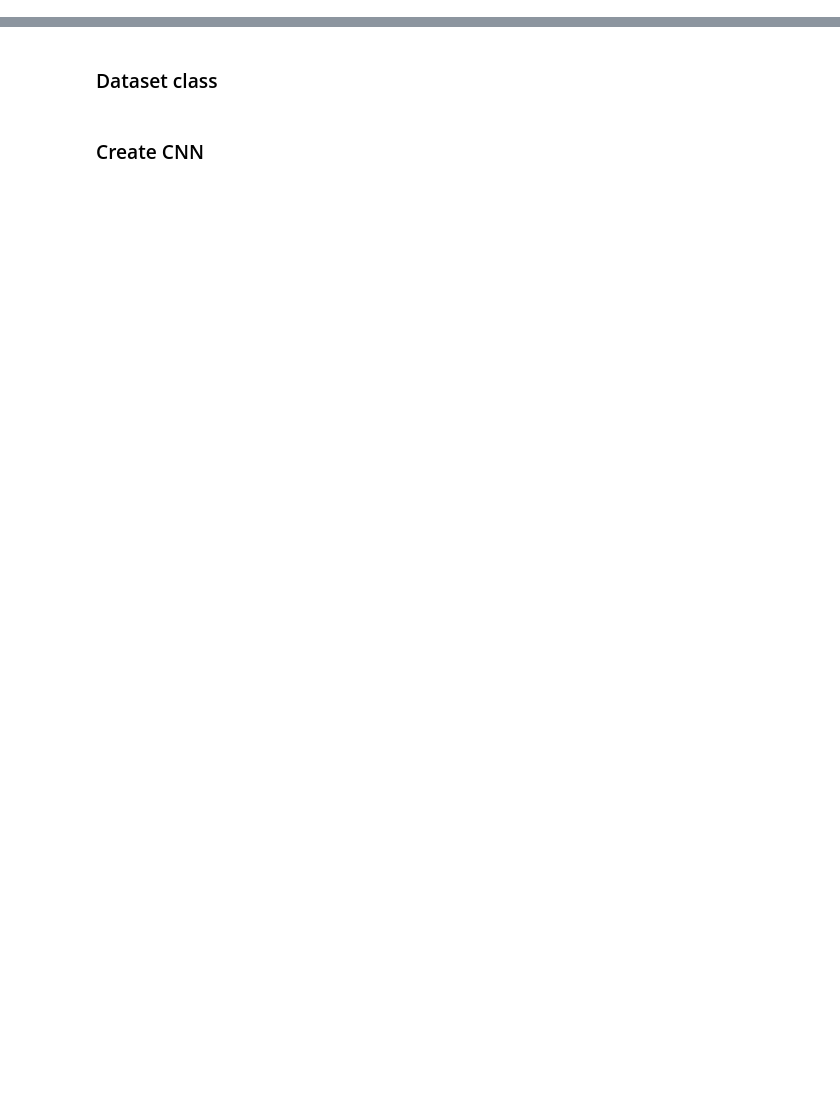
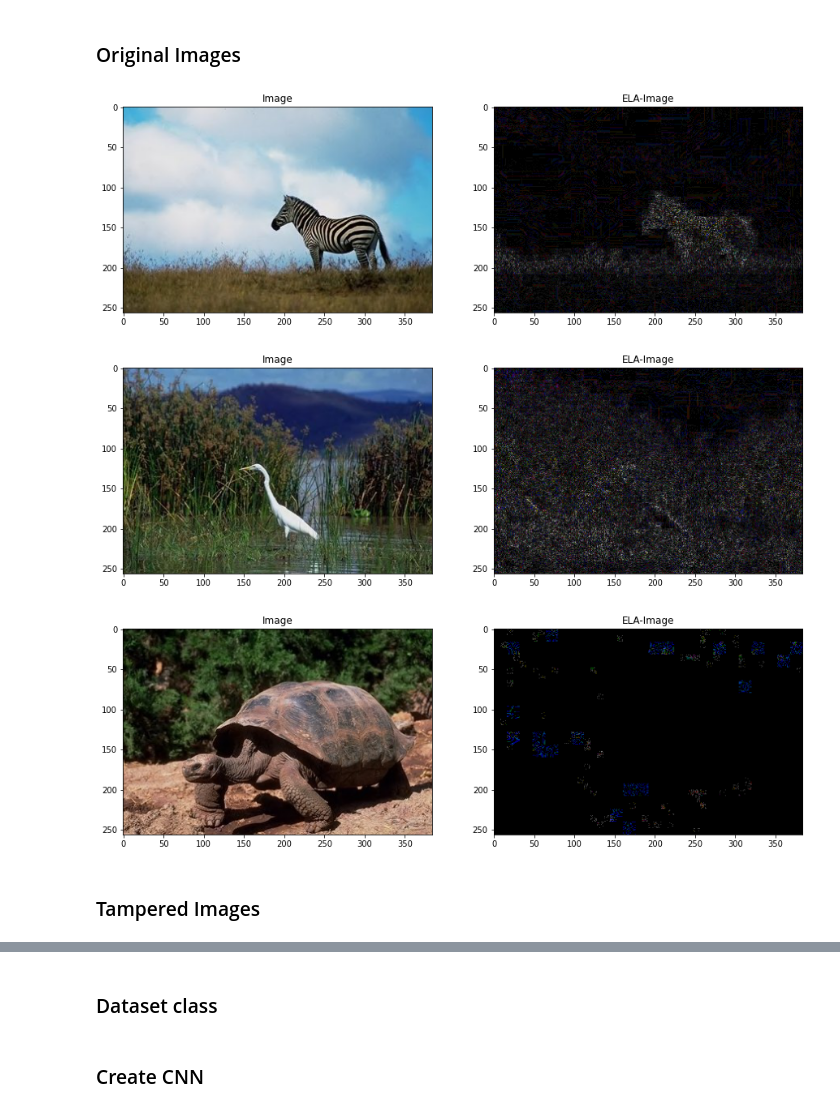
Before and after one commit to olihofmann/cas-aml, a Jupyter notebook: image-forgery-detection/forgery-detection-cnn.ipynb, the cells around one changed output, grey strips where cells are left out. Saved outputs shown, nothing was run; the diff lists cells and outputs as text; code cells hidden in the pictures; blank space fills up the shorter version.

```diff
--- a/image-forgery-detection/forgery-detection-cnn.ipynb
+++ b/image-forgery-detection/forgery-detection-cnn.ipynb
@@ -8,0 +25,37 @@ from torch.functional import F
+# %%
+NUMBER_OF_SAMPLES = 3
+# %%
+def plot_images(images, titles):
+    rows = 1
+    columns = 2
+    fig = plt.figure(figsize=(15, 15))
+
+    for i, image in enumerate(images):
+        ax = fig.add_subplot(rows, columns, i + 1)
+        ax.title.set_text(titles[i])
+        plt.imshow(plt.imread(image))
+
+    plt.show()
+# %% [markdown]
+### Original Images
+# %%
+dir_original = "./data/CASIA2/Au/"
+dir_original_ela = "./data/CASIA2/Au-ela/"
+# %%
+images_original = sorted(glob.glob(os.path.join(dir_original, "*")))
+images_original_ela = sorted(glob.glob(os.path.join(dir_original_ela, "*")))
+
+images_original_sample = images_original[:NUMBER_OF_SAMPLES]
+images_original_ela_sample = images_original_ela[:NUMBER_OF_SAMPLES]
+# %%
+for i in range(NUMBER_OF_SAMPLES):
+    plot_images(
+         [images_original_sample[i], images_original_ela_sample[i]],
+         ["Image", "ELA-Image"]
+    )
+# %% [output]
+[figure, added]
+[figure, added]
+[figure, added]
+# %% [markdown]
+### Tampered Images
```
Also changed, not shown: parts of 27 cells of this notebook.
